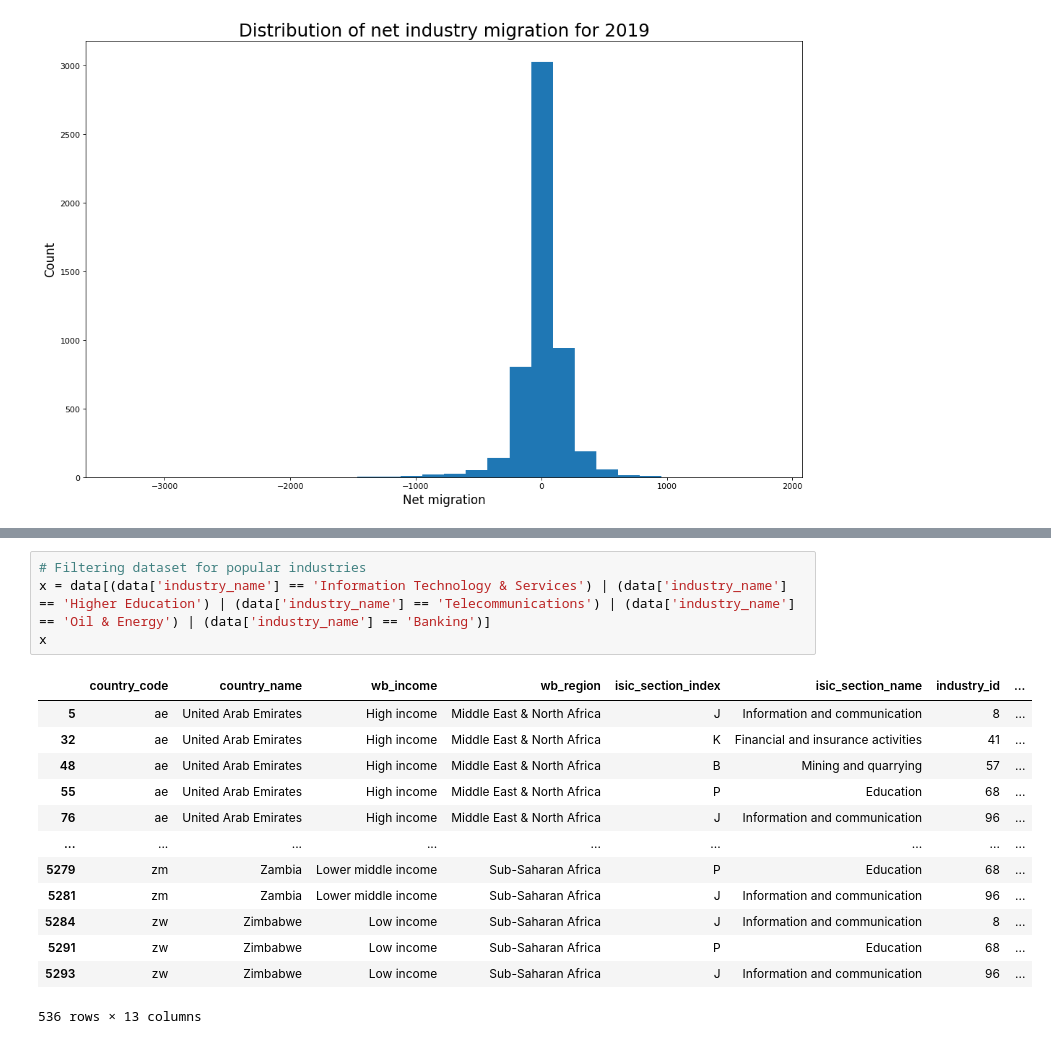
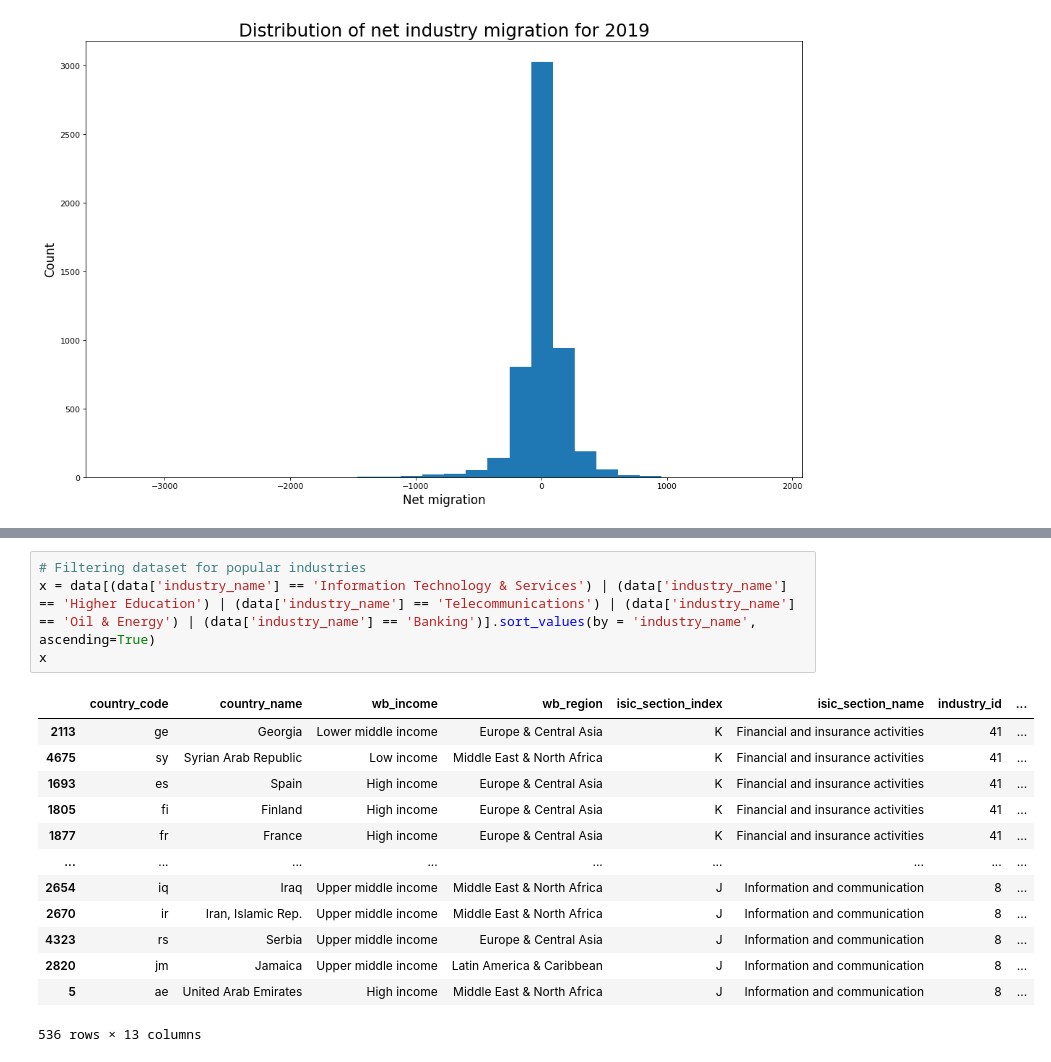
Before and after one commit to pdesai27/DAB-103, a Jupyter notebook: IndustryMigration.ipynb, the cells around one changed output, grey strips where cells are left out. Drawn from its saved outputs; the diff is of its cells as text.

```diff
--- a/IndustryMigration.ipynb
+++ b/IndustryMigration.ipynb
@@ -184,21 +184,21 @@ Libraries                              1
 Name: industry_name, Length: 143, dtype: int64
 # %%
 # Filtering dataset for popular industries
-x = data[(data['industry_name'] == 'Information Technology & Services') | (data['industry_name'] == 'Higher Education') | (data['industry_name'] == 'Telecommunications') | (data['industry_name'] == 'Oil & Energy') | (data['industry_name'] == 'Banking')]
+x = data[(data['industry_name'] == 'Information Technology & Services') | (data['industry_name'] == 'Higher Education') | (data['industry_name'] == 'Telecommunications') | (data['industry_name'] == 'Oil & Energy') | (data['industry_name'] == 'Banking')].sort_values(by = 'industry_name', ascending=True)
 x
 # %% [output]
 |  | country_code | country_name | wb_income | wb_region | isic_section_index | isic_section_name | industry_id | ... |
+| 2113 | ge | Georgia | Lower middle income | Europe & Central Asia | K | Financial and insurance activities | 41 | ... |
+| 4675 | sy | Syrian Arab Republic | Low income | Middle East & North Africa | K | Financial and insurance activities | 41 | ... |
+| 1693 | es | Spain | High income | Europe & Central Asia | K | Financial and insurance activities | 41 | ... |
+| 1805 | fi | Finland | High income | Europe & Central Asia | K | Financial and insurance activities | 41 | ... |
+| 1877 | fr | France | High income | Europe & Central Asia | K | Financial and insurance activities | 41 | ... |
+| ... | ... | ... | ... | ... | ... | ... | ... | ... |
+| 2654 | iq | Iraq | Upper middle income | Middle East & North Africa | J | Information and communication | 8 | ... |
+| 2670 | ir | Iran, Islamic Rep. | Upper middle income | Middle East & North Africa | J | Information and communication | 8 | ... |
+| 4323 | rs | Serbia | Upper middle income | Europe & Central Asia | J | Information and communication | 8 | ... |
+| 2820 | jm | Jamaica | Upper middle income | Latin America & Caribbean | J | Information and communication | 8 | ... |
 | 5 | ae | United Arab Emirates | High income | Middle East & North Africa | J | Information and communication | 8 | ... |
-| 32 | ae | United Arab Emirates | High income | Middle East & North Africa | K | Financial and insurance activities | 41 | ... |
-| 48 | ae | United Arab Emirates | High income | Middle East & North Africa | B | Mining and quarrying | 57 | ... |
-| 55 | ae | United Arab Emirates | High income | Middle East & North Africa | P | Education | 68 | ... |
-| 76 | ae | United Arab Emirates | High income | Middle East & North Africa | J | Information and communication | 96 | ... |
-| ... | ... | ... | ... | ... | ... | ... | ... | ... |
-| 5279 | zm | Zambia | Lower middle income | Sub-Saharan Africa | P | Education | 68 | ... |
-| 5281 | zm | Zambia | Lower middle income | Sub-Saharan Africa | J | Information and communication | 96 | ... |
-| 5284 | zw | Zimbabwe | Low income | Sub-Saharan Africa | J | Information and communication | 8 | ... |
-| 5291 | zw | Zimbabwe | Low income | Sub-Saharan Africa | P | Education | 68 | ... |
-| 5293 | zw | Zimbabwe | Low income | Sub-Saharan Africa | J | Information and communication | 96 | ... |
 536 rows × 13 columns
 # %%
 # Distribution of net migration for most popular industries in 2015
```
Also changed, not shown: parts of 3 cells of this notebook.
